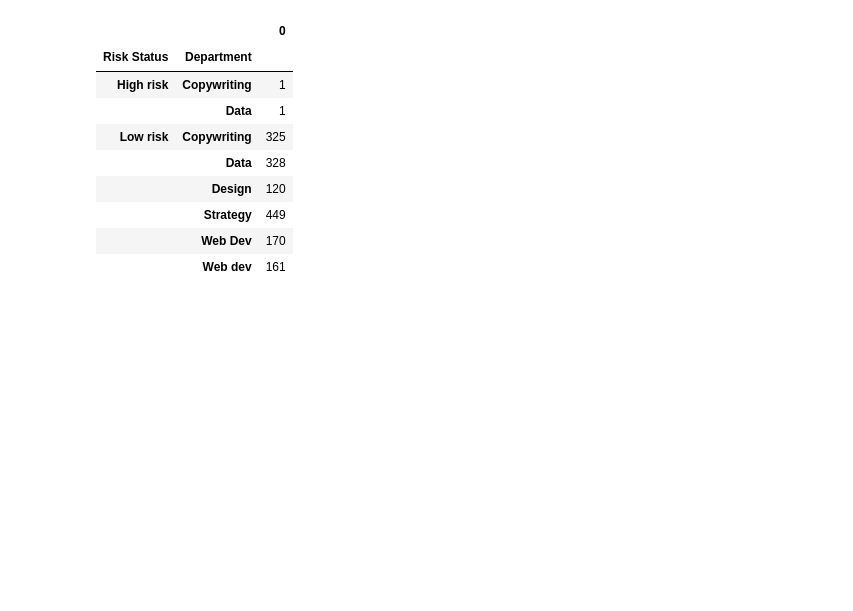
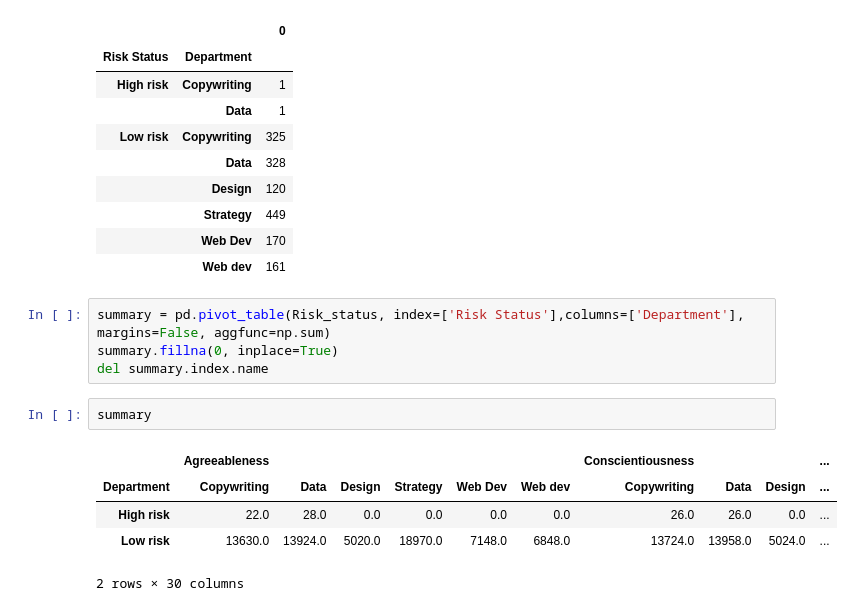
Before and after one commit to thabomayika/data_wrangling, a Jupyter notebook: data_wrangling.ipynb, the cells around one changed output. Cells and saved outputs as stored; diff of their text form; blank space fills up the shorter version.

```diff
--- a/data_wrangling.ipynb
+++ b/data_wrangling.ipynb
@@ -218,3 +220,15 @@ pd.DataFrame(summary)
 |  | Strategy | 449 |
 |  | Web Dev | 170 |
 |  | Web dev | 161 |
+# %%
+summary = pd.pivot_table(Risk_status, index=['Risk Status'],columns=['Department'], margins=False, aggfunc=np.sum)
+summary.fillna(0, inplace=True)
+del summary.index.name
+# %%
+summary
+# %% [output]
+|  | Agreeableness |  |  |  |  |  | Conscientiousness |  |  | ... |
+| Department | Copywriting | Data | Design | Strategy | Web Dev | Web dev | Copywriting | Data | Design | ... |
+| High risk | 22.0 | 28.0 | 0.0 | 0.0 | 0.0 | 0.0 | 26.0 | 26.0 | 0.0 | ... |
+| Low risk | 13630.0 | 13924.0 | 5020.0 | 18970.0 | 7148.0 | 6848.0 | 13724.0 | 13958.0 | 5024.0 | ... |
+2 rows × 30 columns
```
Also changed, not shown: parts of 1 cell of this notebook.
